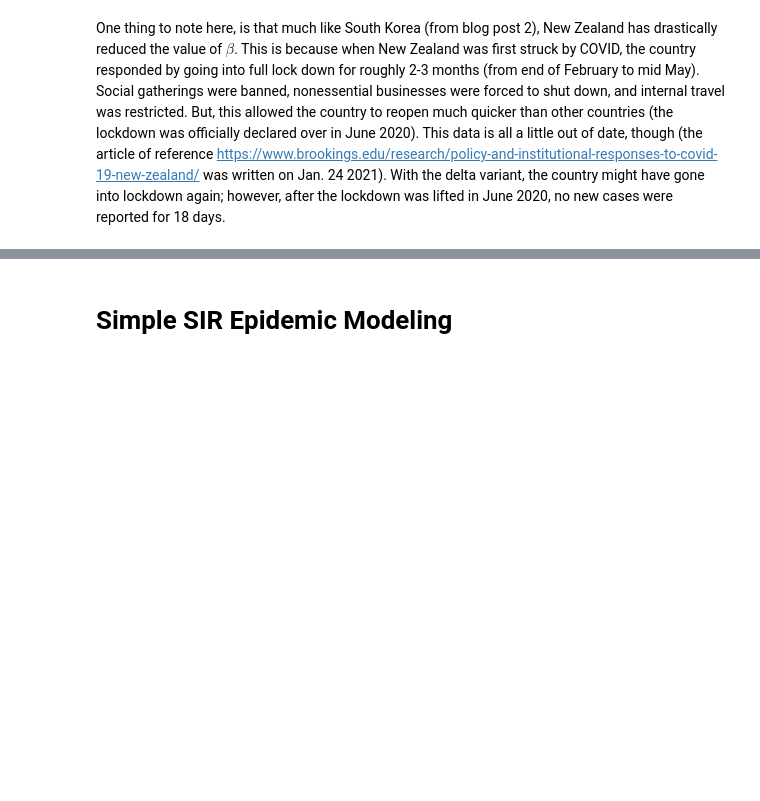
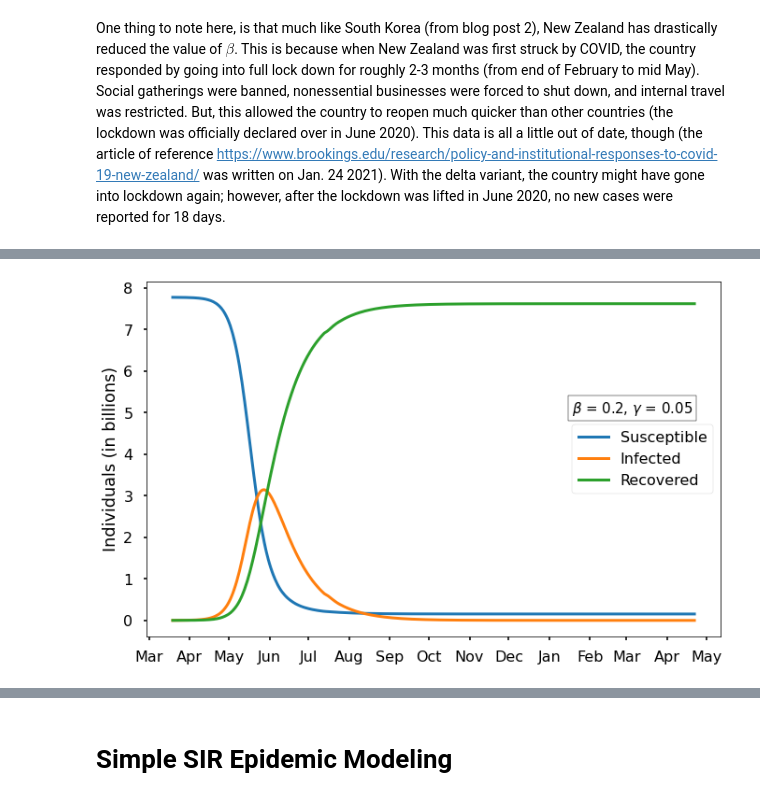
Before and after one commit to benjaminwarner/senior-project, a Jupyter notebook: SIR_Modeling.ipynb, the cells around one changed output, grey strips where cells are left out. Drawn from its saved outputs; the diff is of its cells as text; code cells hidden in the pictures; blank space fills up the shorter version.

```diff
--- a/SIR_Modeling.ipynb
+++ b/SIR_Modeling.ipynb
@@ -101,0 +144,4 @@ One thing to note here, is that much like South Korea (from blog post 2), New Ze
+# %%
+plot_SIR(beta=0.2)
+# %% [output]
+[figure, added]
```
Also changed, not shown: parts of 10 cells of this notebook.
